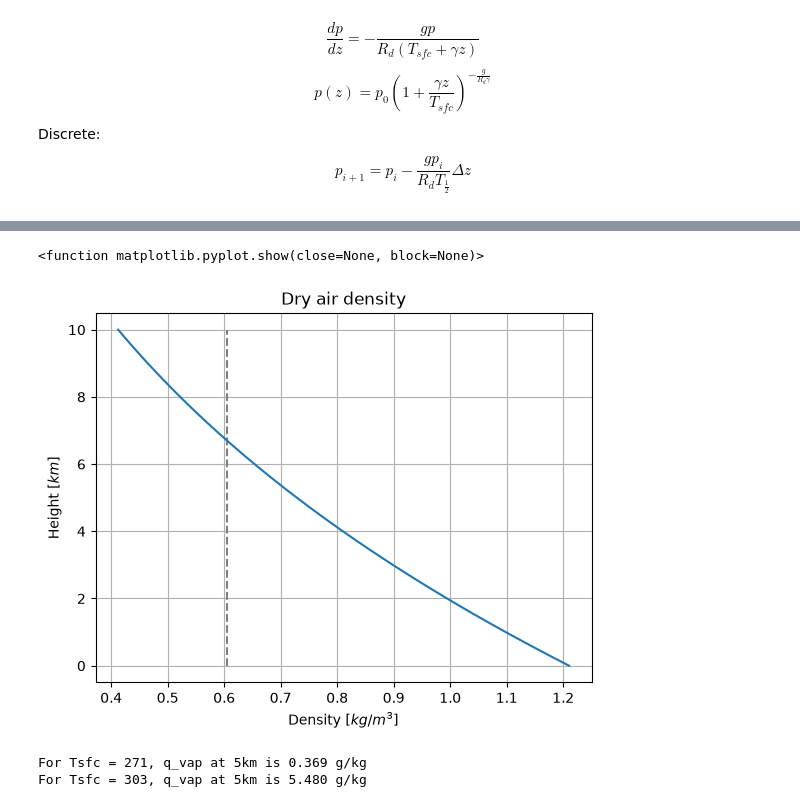
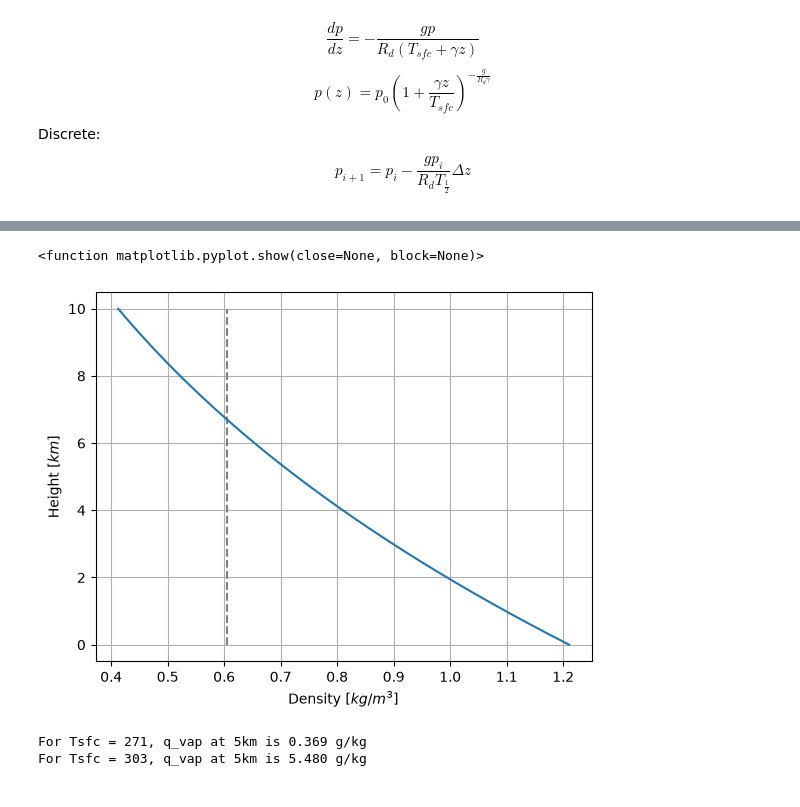
Before and after one commit to JGolebiewski123/AESM1030.2-C-EO-Project, a Jupyter notebook: Atmosphere - 1.ipynb, the cells around one changed output, grey strips where cells are left out. Saved outputs shown, nothing was run; the diff lists cells and outputs as text; code cells hidden in the pictures.

```diff
--- a/Atmosphere - 1.ipynb
+++ b/Atmosphere - 1.ipynb
@@ -67,7 +70,7 @@ def density(p,z, Rd = 287.05, Tsfc = 293, gamma = -0.006):
 rho = density(p_num,z)
 
 rho_sfc = rho[0]
-print(f"surface density: {rho_sfc:.2f}km/m3")
+print(f"surface density: {rho_sfc:.3f}km/m3")
 
 i = 0
 while i < len(rho) and rho[i] >= (rho_sfc / 2):
@@ -82,7 +85,8 @@ plt.plot(rho, z / 1000)
 
 plt.xlabel('Density [$kg/m^3$]')
 plt.ylabel('Height [$km$]')
-plt.title('Dry air density')
+# plt.title('Dry air density')
 plt.grid()
+plt.savefig('Dry air density', dpi = 300)
 plt.show
 # %% [output]
@@ -90,4 +94,4 @@ surface density: 1.21km/m3
 Density is half of surface at height 6.7km
 <function matplotlib.pyplot.show(close=None, block=None)>
-[figure, old version]
+[figure, new version]
 # %%
```
Also changed, not shown: parts of 7 cells of this notebook, 2 other files.
